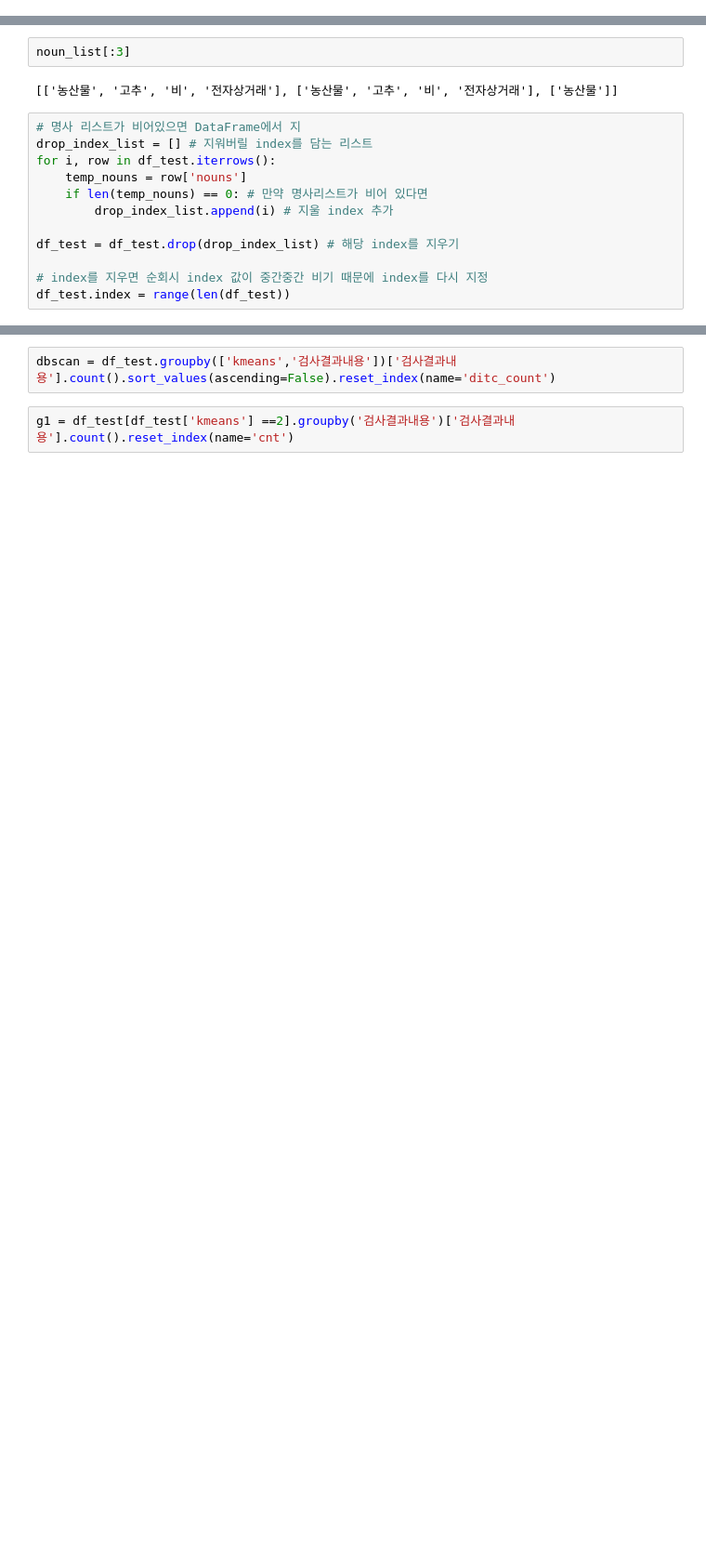
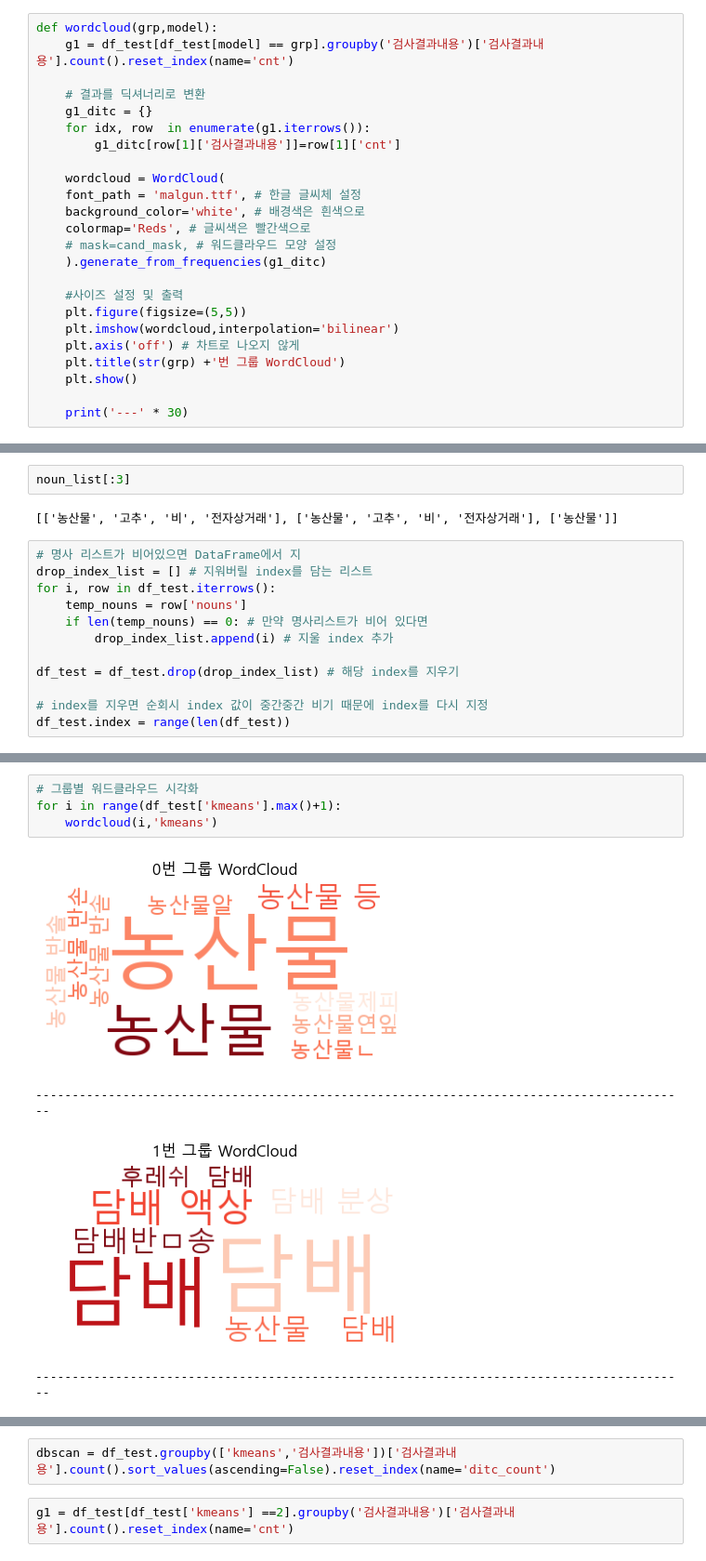
Before and after one commit to saicham/Study, a Jupyter notebook: customs_cluster/customs_cluster3_dbscan.ipynb, the cells around one changed output, grey strips where cells are left out. Shown: that part at 93% size. Drawn from its saved outputs; the diff is of its cells as text; blank space fills up the shorter version.

```diff
--- a/customs_cluster/customs_cluster3_dbscan.ipynb
+++ b/customs_cluster/customs_cluster3_dbscan.ipynb
@@ -11,0 +16,24 @@ from wordcloud import WordCloud
+# %%
+def wordcloud(grp,model):
+    g1 = df_test[df_test[model] == grp].groupby('검사결과내용')['검사결과내용'].count().reset_index(name='cnt')
+
+    # 결과를 딕셔너리로 변환
+    g1_ditc = {}
+    for idx, row  in enumerate(g1.iterrows()):
+        g1_ditc[row[1]['검사결과내용']]=row[1]['cnt']
+
+    wordcloud = WordCloud(
+    font_path = 'malgun.ttf', # 한글 글씨체 설정
+    background_color='white', # 배경색은 흰색으로
+    colormap='Reds', # 글씨색은 빨간색으로
+    # mask=cand_mask, # 워드클라우드 모양 설정
+    ).generate_from_frequencies(g1_ditc)
+
+    #사이즈 설정 및 출력
+    plt.figure(figsize=(5,5))
+    plt.imshow(wordcloud,interpolation='bilinear')
+    plt.axis('off') # 차트로 나오지 않게
+    plt.title(str(grp) +'번 그룹 WordCloud')
+    plt.show()
+
+    print('---' * 30)
@@ -110,0 +170,9 @@ vector.shape
+# %%
+# 그룹별 워드클라우드 시각화
+for i in range(df_test['kmeans'].max()+1):
+    wordcloud(i,'kmeans')
+# %% [output]
+[figure, new version]
+------------------------------------------------------------------------------------------
+[figure, new version]
+------------------------------------------------------------------------------------------
```
Also changed, not shown: parts of 30 cells of this notebook.
